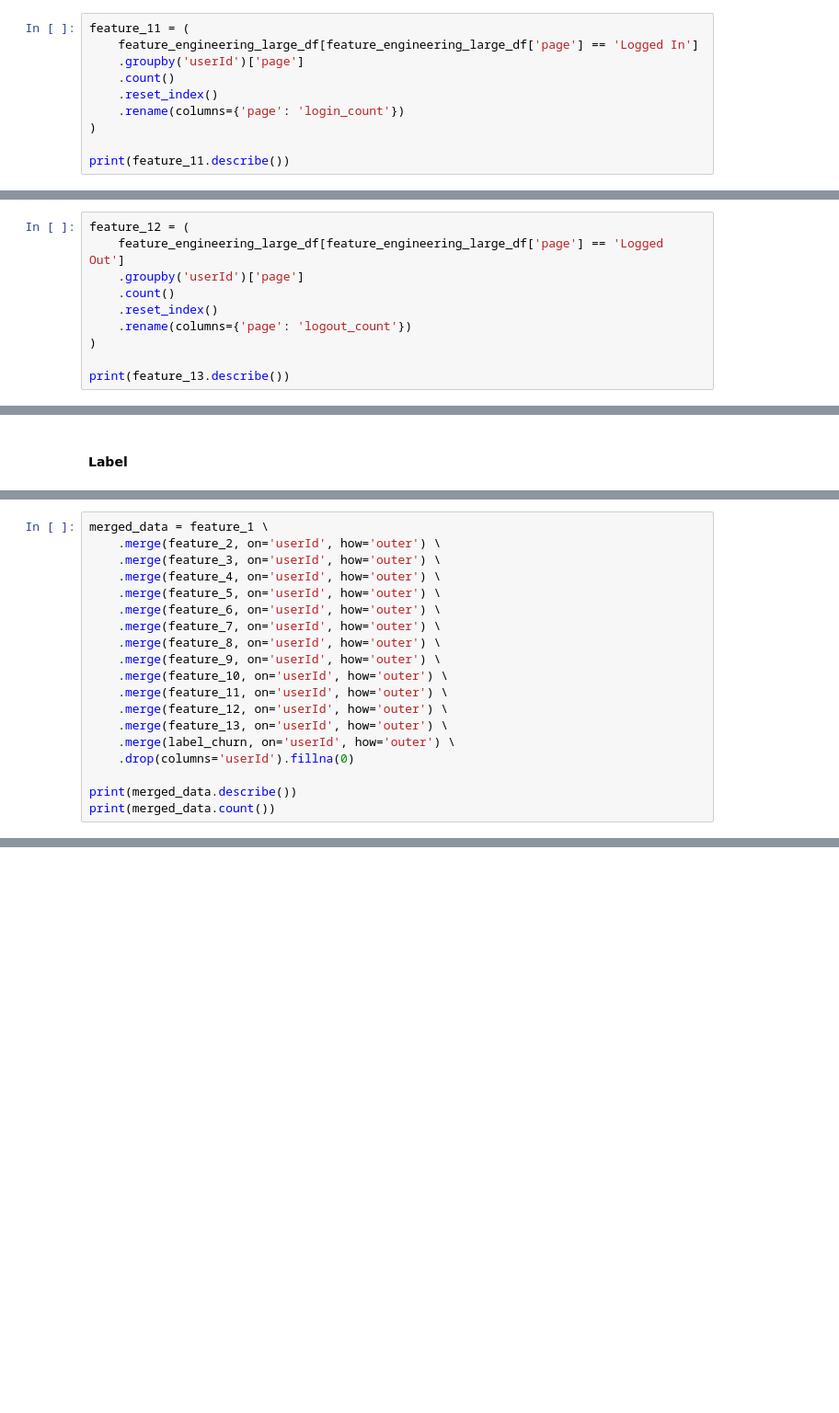
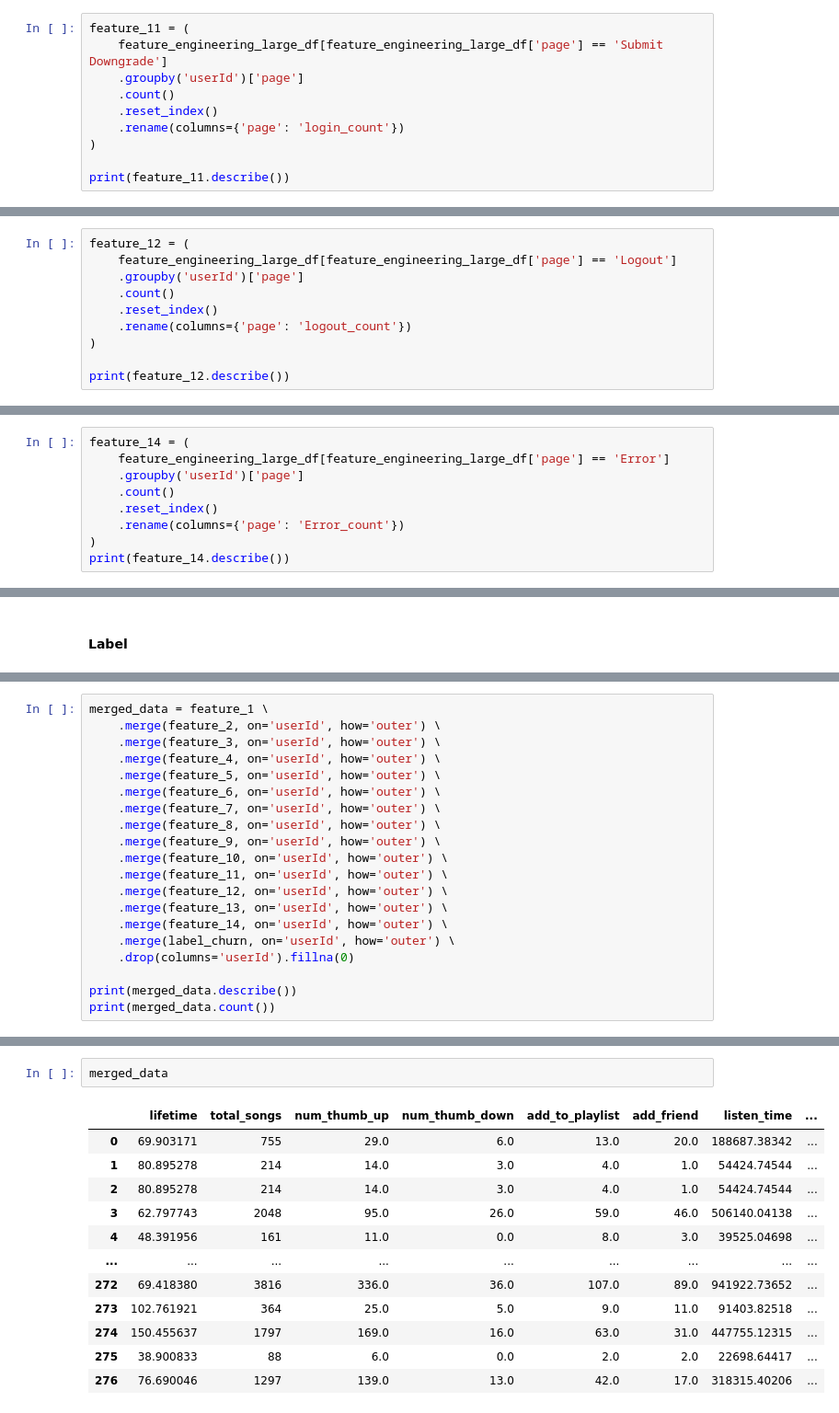
Before and after one commit to NolanMM/PROG74000-25W-Sec1-Applications-of-Artificial-Intelligence-and-Machine-Learning, a Jupyter notebook: Project/Untitled.ipynb, the cells around one changed output, grey strips where cells are left out. Shown at 92% size. Cells and saved outputs as stored; diff of their text form; blank space fills up the shorter version.

Commit message:
Fixing the Large Dataset Features

```diff
--- a/Project/Untitled.ipynb
+++ b/Project/Untitled.ipynb
@@ -495,6 +754,6 @@ print(feature_10.describe())
 # %%
 feature_11 = (
-    feature_engineering_large_df[feature_engineering_large_df['page'] == 'Logged In']
+    feature_engineering_large_df[feature_engineering_large_df['page'] == 'Submit Downgrade']
     .groupby('userId')['page']
     .count()
     .reset_index()
@@ -506,11 +775,11 @@ print(feature_11.describe())
 #### M Feature Number Time User Logout
 # %%
 feature_12 = (
-    feature_engineering_large_df[feature_engineering_large_df['page'] == 'Logged Out']
+    feature_engineering_large_df[feature_engineering_large_df['page'] == 'Logout']
     .groupby('userId')['page']
     .count()
     .reset_index()
     .rename(columns={'page': 'logout_count'})
 )
 
-print(feature_13.describe())
+print(feature_12.describe())
@@ -527,0 +819,9 @@ print(feature_14.describe())
+# %%
+feature_14 = (
+    feature_engineering_large_df[feature_engineering_large_df['page'] == 'Error']
+    .groupby('userId')['page']
+    .count()
+    .reset_index()
+    .rename(columns={'page': 'Error_count'})
+)
+print(feature_14.describe())
@@ -544,6 +864,7 @@ merged_data = feature_1 \
     .merge(feature_11, on='userId', how='outer') \
     .merge(feature_12, on='userId', how='outer') \
     .merge(feature_13, on='userId', how='outer') \
+    .merge(feature_14, on='userId', how='outer') \
     .merge(label_churn, on='userId', how='outer') \
     .drop(columns='userId').fillna(0)
 
@@ -562,0 +906,15 @@ plt.show()
+# %%
+merged_data
+# %% [output]
+|  | lifetime | total_songs | num_thumb_up | num_thumb_down | add_to_playlist | add_friend | listen_time | ... |
+| 0 | 69.903171 | 755 | 29.0 | 6.0 | 13.0 | 20.0 | 188687.38342 | ... |
+| 1 | 80.895278 | 214 | 14.0 | 3.0 | 4.0 | 1.0 | 54424.74544 | ... |
+| 2 | 80.895278 | 214 | 14.0 | 3.0 | 4.0 | 1.0 | 54424.74544 | ... |
+| 3 | 62.797743 | 2048 | 95.0 | 26.0 | 59.0 | 46.0 | 506140.04138 | ... |
+| 4 | 48.391956 | 161 | 11.0 | 0.0 | 8.0 | 3.0 | 39525.04698 | ... |
+| ... | ... | ... | ... | ... | ... | ... | ... | ... |
+| 272 | 69.418380 | 3816 | 336.0 | 36.0 | 107.0 | 89.0 | 941922.73652 | ... |
+| 273 | 102.761921 | 364 | 25.0 | 5.0 | 9.0 | 11.0 | 91403.82518 | ... |
+| 274 | 150.455637 | 1797 | 169.0 | 16.0 | 63.0 | 31.0 | 447755.12315 | ... |
+| 275 | 38.900833 | 88 | 6.0 | 0.0 | 2.0 | 2.0 | 22698.64417 | ... |
+| 276 | 76.690046 | 1297 | 139.0 | 13.0 | 42.0 | 17.0 | 318315.40206 | ... |
```
Also changed, not shown: parts of 41 cells of this notebook, 1 other file.
